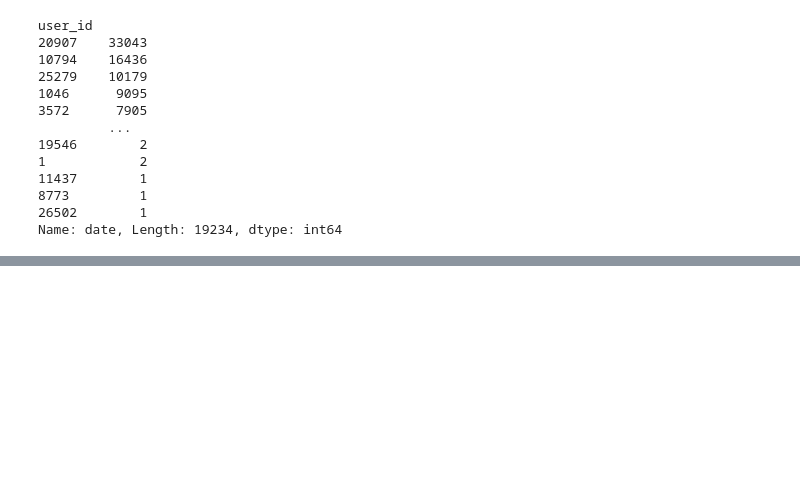
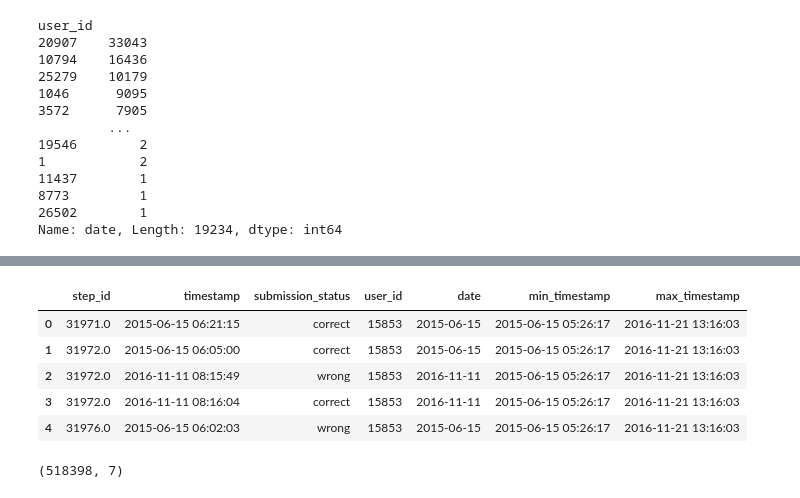
Before and after one commit to AnatolyAdamovich/learning, a Jupyter notebook: courses/Introduction in DS [A. Karpov]/ML contest/project.ipynb, the cells around one changed output, grey strips where cells are left out. Saved outputs shown, nothing was run; the diff lists cells and outputs as text; code cells hidden in the pictures; blank space fills up the shorter version.

```diff
--- a/courses/Introduction in DS [A. Karpov]/ML contest/project.ipynb
+++ b/courses/Introduction in DS [A. Karpov]/ML contest/project.ipynb
@@ -434,0 +471,4 @@ df.head()
+# %%
+user_min_time = events_data.groupby('user_id', as_index=False).agg({'timestamp':'min'}) \
+                            .rename(columns={'timestamp': 'min_timestamp'})
+user_min_time.head()
@@ -434,0 +530,3 @@ df.head()
+# %%
+submission_data = submission_data.merge(user_min_time, on='user_id', how='outer')
+submission_data.head()
@@ -497,0 +799,17 @@ Name: date, Length: 19234, dtype: int64
+# %%
+# добавим время последнего сабмита
+user_max_time_practice = submission_data.groupby('user_id', as_index=False).agg({'timestamp':'max'}).rename(columns={'timestamp': 'max_timestamp'})
+user_max_time_practice['max_timestamp'].fillna(0, inplace=True)
+submission_data = submission_data.merge(user_max_time_practice, on='user_id', how='outer')
+submission_data.head()
+# %% [output]
+|  | step_id | timestamp | submission_status | user_id | date | min_timestamp | max_timestamp |
+| 0 | 31971.0 | 2015-06-15 06:21:15 | correct | 15853 | 2015-06-15 | 2015-06-15 05:26:17 | 2016-11-21 13:16:03 |
+| 1 | 31972.0 | 2015-06-15 06:05:00 | correct | 15853 | 2015-06-15 | 2015-06-15 05:26:17 | 2016-11-21 13:16:03 |
+| 2 | 31972.0 | 2016-11-11 08:15:49 | wrong | 15853 | 2016-11-11 | 2015-06-15 05:26:17 | 2016-11-21 13:16:03 |
+| 3 | 31972.0 | 2016-11-11 08:16:04 | correct | 15853 | 2016-11-11 | 2015-06-15 05:26:17 | 2016-11-21 13:16:03 |
+| 4 | 31976.0 | 2015-06-15 06:02:03 | wrong | 15853 | 2015-06-15 | 2015-06-15 05:26:17 | 2016-11-21 13:16:03 |
+# %%
+submission_data.shape
+# %% [output]
+(518398, 7)
```
Also changed, not shown: parts of 45 cells of this notebook.
